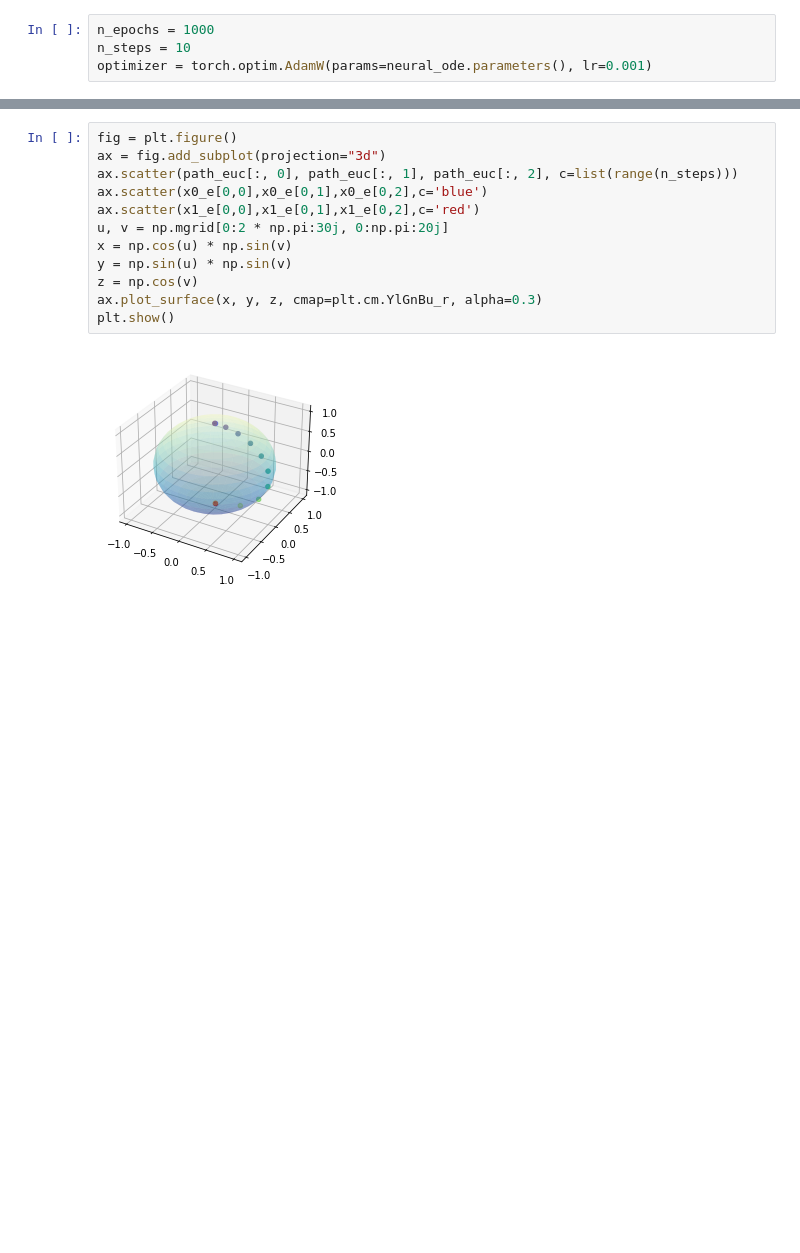
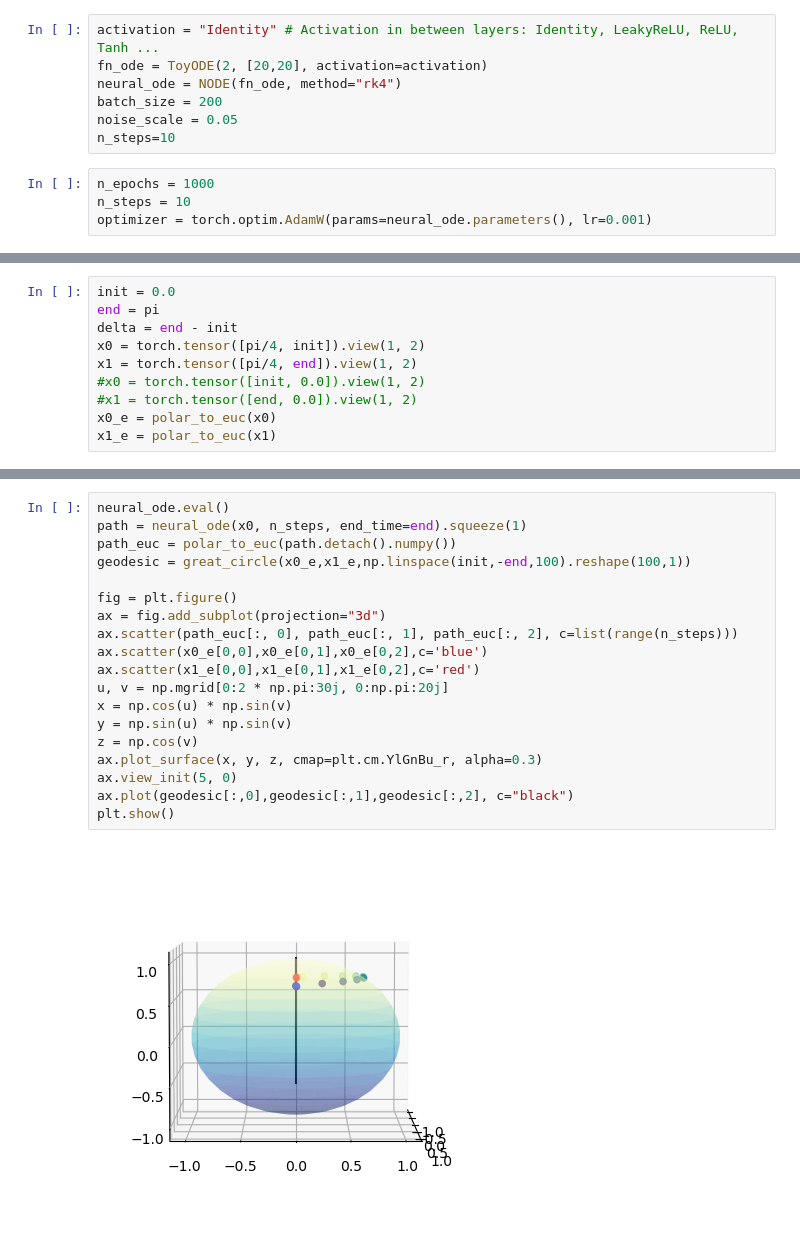
Before and after one commit to guillaumehu/phate_fim, a Jupyter notebook: notebooks/gh-fim-node.ipynb, the cells around one changed output, grey strips where cells are left out. Saved outputs shown, nothing was run; the diff lists cells and outputs as text; blank space fills up the shorter version.

Commit message:
batch train for geo (not working)

```diff
--- a/notebooks/gh-fim-node.ipynb
+++ b/notebooks/gh-fim-node.ipynb
@@ -52,3 +420,10 @@ x1 = torch.tensor([end, 0]).view(1, 2)
+# %%
+activation = "Identity" # Activation in between layers: Identity, LeakyReLU, ReLU, Tanh ...
+fn_ode = ToyODE(2, [20,20], activation=activation)
+neural_ode = NODE(fn_ode, method="rk4")
+batch_size = 200
+noise_scale = 0.05
+n_steps=10
 # %%
 n_epochs = 1000
 n_steps = 10
@@ -126,0 +431,10 @@ x1_e = polar_to_euc(x1)
+# %%
+init = 0.0
+end = pi
+delta = end - init
+x0 = torch.tensor([pi/4, init]).view(1, 2)
+x1 = torch.tensor([pi/4, end]).view(1, 2)
+#x0 = torch.tensor([init, 0.0]).view(1, 2)
+#x1 = torch.tensor([end, 0.0]).view(1, 2)
+x0_e = polar_to_euc(x0)
+x1_e = polar_to_euc(x1)
@@ -127,14 +501,21 @@ x1_e = polar_to_euc(x1)
 # %%
+neural_ode.eval()
+path = neural_ode(x0, n_steps, end_time=end).squeeze(1)
+path_euc = polar_to_euc(path.detach().numpy())
+geodesic = great_circle(x0_e,x1_e,np.linspace(init,-end,100).reshape(100,1))
+
 fig = plt.figure()
 ax = fig.add_subplot(projection="3d")
 ax.scatter(path_euc[:, 0], path_euc[:, 1], path_euc[:, 2], c=list(range(n_steps)))
 ax.scatter(x0_e[0,0],x0_e[0,1],x0_e[0,2],c='blue')
 ax.scatter(x1_e[0,0],x1_e[0,1],x1_e[0,2],c='red')
 u, v = np.mgrid[0:2 * np.pi:30j, 0:np.pi:20j]
 x = np.cos(u) * np.sin(v)
 y = np.sin(u) * np.sin(v)
 z = np.cos(v)
 ax.plot_surface(x, y, z, cmap=plt.cm.YlGnBu_r, alpha=0.3)
+ax.view_init(5, 0)
+ax.plot(geodesic[:,0],geodesic[:,1],geodesic[:,2], c="black")
 plt.show()
 # %% [output]
-[figure, old version]
+[figure, new version]
```
Also changed, not shown: parts of 43 cells of this notebook.
